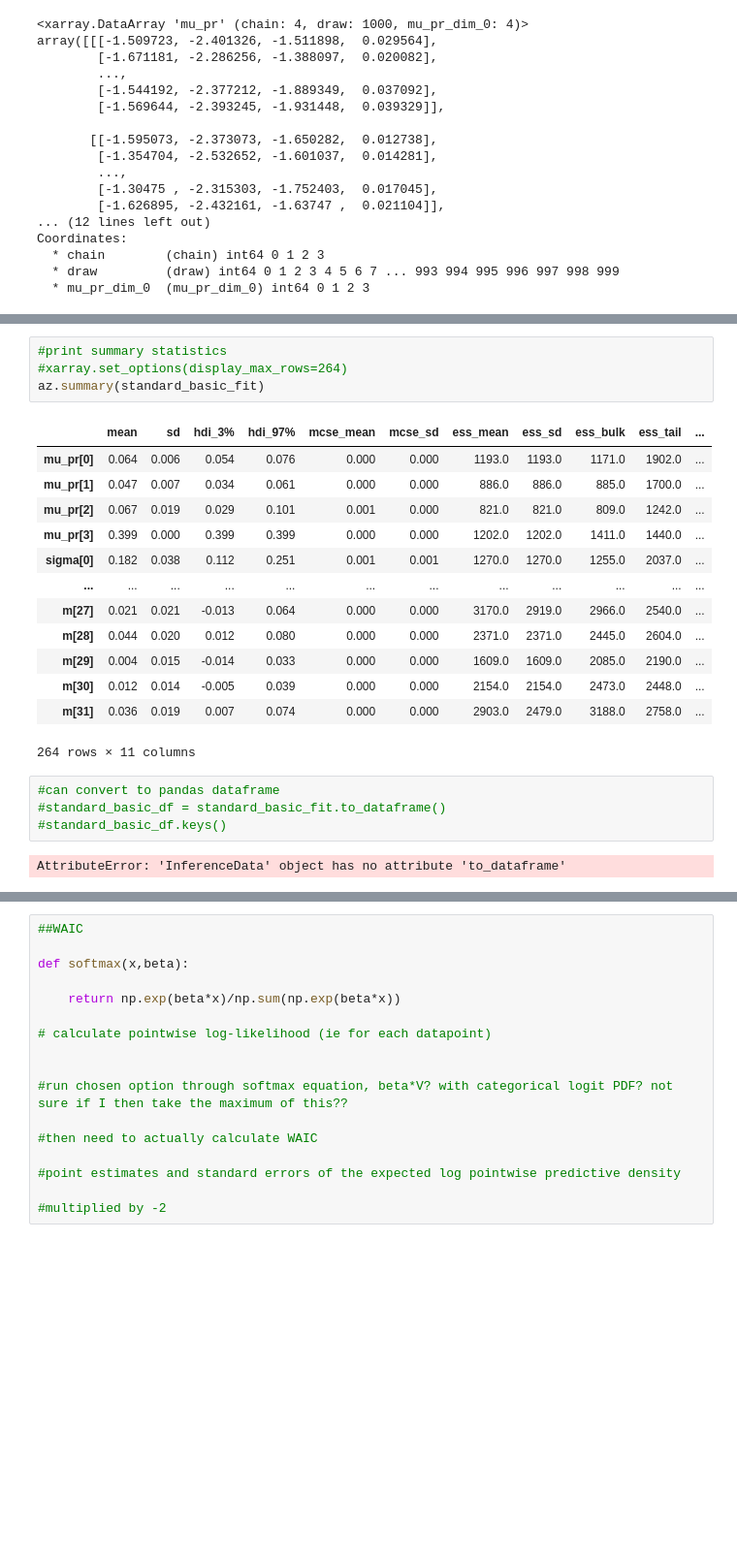
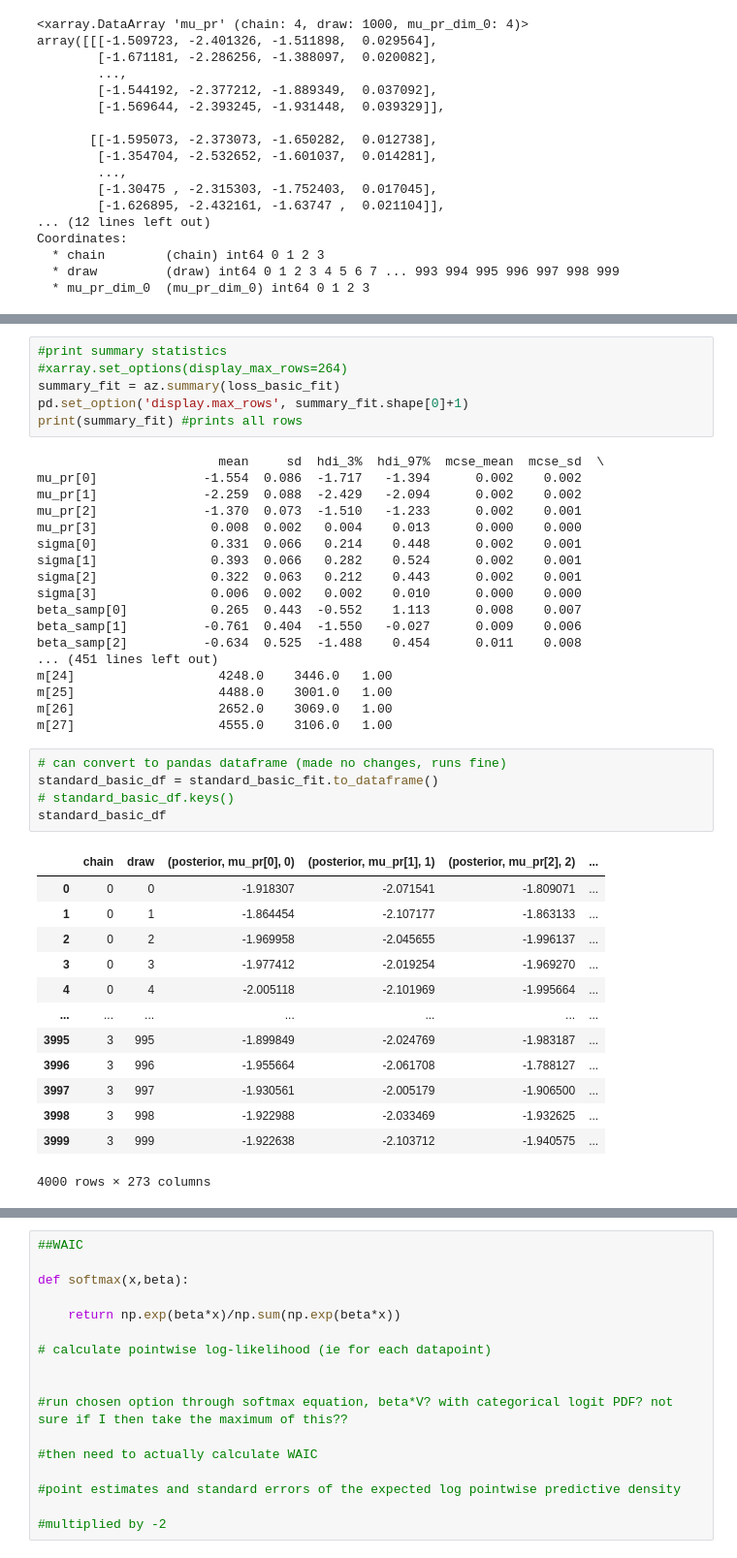
Before and after one commit to deckyblue/sparklyRGT, a Jupyter notebook: Pystan/rgt_model_analyze.ipynb, the cells around one changed output, grey strips where cells are left out. Shown at 97% size. Drawn from its saved outputs; the diff is of its cells as text; blank space fills up the shorter version.

```diff
--- a/Pystan/rgt_model_analyze.ipynb
+++ b/Pystan/rgt_model_analyze.ipynb
@@ -135,27 +101,46 @@ array([[<AxesSubplot:title={'center':'mu_pr\n0'}>,
 # %%
 #print summary statistics
 #xarray.set_options(display_max_rows=264)
-az.summary(standard_basic_fit)
+summary_fit = az.summary(loss_basic_fit)
+pd.set_option('display.max_rows', summary_fit.shape[0]+1)
+print(summary_fit) #prints all rows
 # %% [output]
-|  | mean | sd | hdi_3% | hdi_97% | mcse_mean | mcse_sd | ess_mean | ess_sd | ess_bulk | ess_tail | ... |
-| mu_pr[0] | 0.064 | 0.006 | 0.054 | 0.076 | 0.000 | 0.000 | 1193.0 | 1193.0 | 1171.0 | 1902.0 | ... |
-| mu_pr[1] | 0.047 | 0.007 | 0.034 | 0.061 | 0.000 | 0.000 | 886.0 | 886.0 | 885.0 | 1700.0 | ... |
-| mu_pr[2] | 0.067 | 0.019 | 0.029 | 0.101 | 0.001 | 0.000 | 821.0 | 821.0 | 809.0 | 1242.0 | ... |
-| mu_pr[3] | 0.399 | 0.000 | 0.399 | 0.399 | 0.000 | 0.000 | 1202.0 | 1202.0 | 1411.0 | 1440.0 | ... |
-| sigma[0] | 0.182 | 0.038 | 0.112 | 0.251 | 0.001 | 0.001 | 1270.0 | 1270.0 | 1255.0 | 2037.0 | ... |
-| ... | ... | ... | ... | ... | ... | ... | ... | ... | ... | ... | ... |
-| m[27] | 0.021 | 0.021 | -0.013 | 0.064 | 0.000 | 0.000 | 3170.0 | 2919.0 | 2966.0 | 2540.0 | ... |
-| m[28] | 0.044 | 0.020 | 0.012 | 0.080 | 0.000 | 0.000 | 2371.0 | 2371.0 | 2445.0 | 2604.0 | ... |
-| m[29] | 0.004 | 0.015 | -0.014 | 0.033 | 0.000 | 0.000 | 1609.0 | 1609.0 | 2085.0 | 2190.0 | ... |
-| m[30] | 0.012 | 0.014 | -0.005 | 0.039 | 0.000 | 0.000 | 2154.0 | 2154.0 | 2473.0 | 2448.0 | ... |
-| m[31] | 0.036 | 0.019 | 0.007 | 0.074 | 0.000 | 0.000 | 2903.0 | 2479.0 | 3188.0 | 2758.0 | ... |
-264 rows × 11 columns
+                        mean     sd  hdi_3%  hdi_97%  mcse_mean  mcse_sd  \
+mu_pr[0]              -1.554  0.086  -1.717   -1.394      0.002    0.002
+mu_pr[1]              -2.259  0.088  -2.429   -2.094      0.002    0.002
+mu_pr[2]              -1.370  0.073  -1.510   -1.233      0.002    0.001
+mu_pr[3]               0.008  0.002   0.004    0.013      0.000    0.000
+sigma[0]               0.331  0.066   0.214    0.448      0.002    0.001
+sigma[1]               0.393  0.066   0.282    0.524      0.002    0.001
+sigma[2]               0.322  0.063   0.212    0.443      0.002    0.001
+sigma[3]               0.006  0.002   0.002    0.010      0.000    0.000
+beta_samp[0]           0.265  0.443  -0.552    1.113      0.008    0.007
+beta_samp[1]          -0.761  0.404  -1.550   -0.027      0.009    0.006
+beta_samp[2]          -0.634  0.525  -1.488    0.454      0.011    0.008
+... (451 lines left out)
+m[24]                   4248.0    3446.0   1.00
+m[25]                   4488.0    3001.0   1.00
+m[26]                   2652.0    3069.0   1.00
+m[27]                   4555.0    3106.0   1.00
 # %%
-#can convert to pandas dataframe
-#standard_basic_df = standard_basic_fit.to_dataframe()
-#standard_basic_df.keys()
+# can convert to pandas dataframe (made no changes, runs fine)
+standard_basic_df = standard_basic_fit.to_dataframe()
+# standard_basic_df.keys()
+standard_basic_df
 # %% [output]
+|  | chain | draw | (posterior, mu_pr[0], 0) | (posterior, mu_pr[1], 1) | (posterior, mu_pr[2], 2) | ... |
+| 0 | 0 | 0 | -1.918307 | -2.071541 | -1.809071 | ... |
+| 1 | 0 | 1 | -1.864454 | -2.107177 | -1.863133 | ... |
+| 2 | 0 | 2 | -1.969958 | -2.045655 | -1.996137 | ... |
+| 3 | 0 | 3 | -1.977412 | -2.019254 | -1.969270 | ... |
+| 4 | 0 | 4 | -2.005118 | -2.101969 | -1.995664 | ... |
+| ... | ... | ... | ... | ... | ... | ... |
+| 3995 | 3 | 995 | -1.899849 | -2.024769 | -1.983187 | ... |
+| 3996 | 3 | 996 | -1.955664 | -2.061708 | -1.788127 | ... |
+| 3997 | 3 | 997 | -1.930561 | -2.005179 | -1.906500 | ... |
+| 3998 | 3 | 998 | -1.922988 | -2.033469 | -1.932625 | ... |
+| 3999 | 3 | 999 | -1.922638 | -2.103712 | -1.940575 | ... |
-AttributeError: 'InferenceData' object has no attribute 'to_dataframe'
+4000 rows × 273 columns
 # %%
 #plot the posterior distributions for group parameters, for diff groups
 
```
Also changed, not shown: parts of 10 cells of this notebook, 2 other files.
